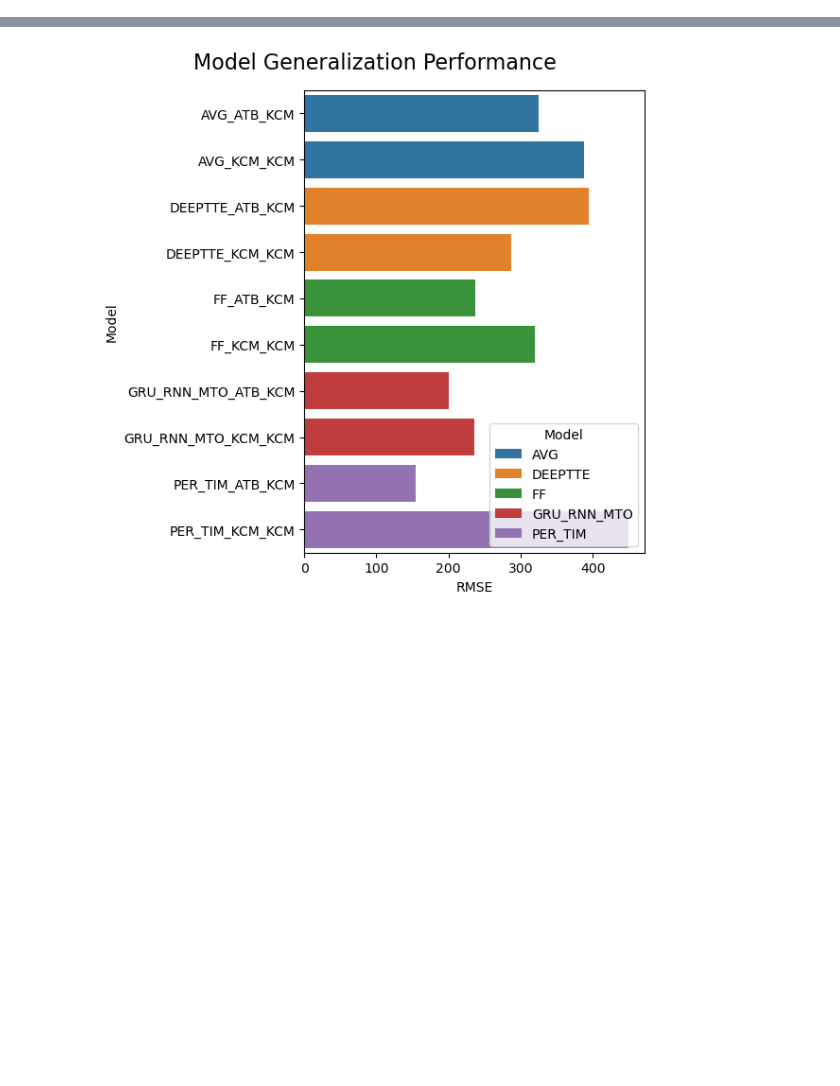
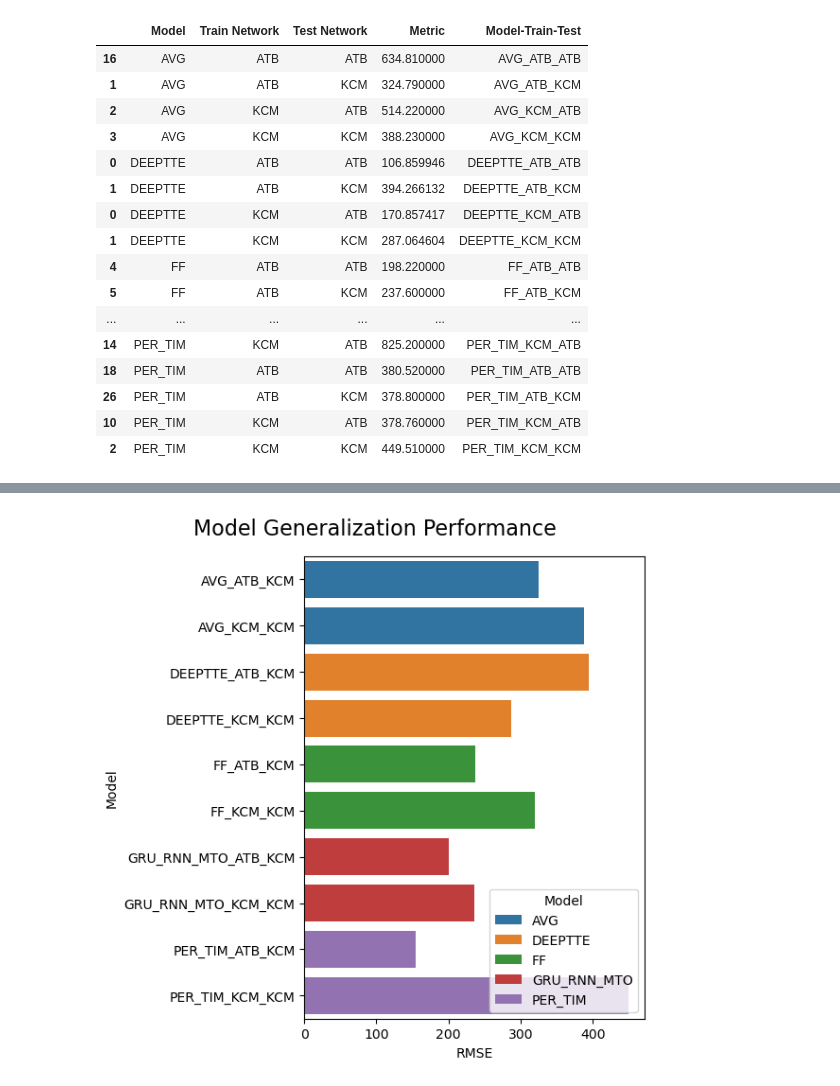
Before and after one commit to zackAemmer/generalizable_travel_times, a Jupyter notebook: src/explore_generalization.ipynb, the cells around one changed output, grey strips where cells are left out. Drawn from its saved outputs; the diff is of its cells as text; code cells hidden in the pictures; blank space fills up the shorter version.

```diff
--- a/src/explore_generalization.ipynb
+++ b/src/explore_generalization.ipynb
@@ -157,7 +147,0 @@ print(sum(p.numel() for p in atb_model_seq.parameters() if p.requires_grad))
-# %%
-# Load baseline models
-kcm_model_baseline = data_utils.load_pkl(f"{RUN_FOLDER}kcm/models/AVG_{FOLD_MODEL}.pkl")
-kcm_model_baseline_seq = data_utils.load_pkl(f"{RUN_FOLDER}kcm/models/PER_TIM_{FOLD_MODEL}.pkl")
-atb_model_baseline = data_utils.load_pkl(f"{RUN_FOLDER}atb/models/AVG_{FOLD_MODEL}.pkl")
-atb_model_baseline_seq = data_utils.load_pkl(f"{RUN_FOLDER}atb/models/PER_TIM_{FOLD_MODEL}.pkl")
-all_results = []
@@ -346,5 +493,61 @@ metric_results = gen_df.groupby(['Model','Train Network','Test Network'], as_ind
 metric_results.columns = ["Model","Train Network","Test Network","Metric"]
 metric_results['Model-Train-Test'] = metric_results['Model']+"_"+metric_results['Train Network']+"_"+metric_results['Test Network']
 metric_results = metric_results.sort_values('Model-Train-Test')
+# %%
+models = []
+train_nets = []
+test_nets = []
+errors = []
+results = kcm_kcm_model_fold_results
+for model_name in results.keys():
+    models.append(model_name)
+    train_nets.append("KCM")
+    test_nets.append("KCM")
+    errors.append(np.round(np.sqrt(metrics.mean_squared_error(results[model_name]['Labels'], results[model_name]['Preds'])), 2))
+results = kcm_atb_model_fold_results
+for model_name in results.keys():
+    models.append(model_name)
+    train_nets.append("KCM")
+    test_nets.append("ATB")
+    errors.append(np.round(np.sqrt(metrics.mean_squared_error(results[model_name]['Labels'], results[model_name]['Preds'])), 2))
+results = atb_atb_model_fold_results
+for model_name in results.keys():
+    models.append(model_name)
+    train_nets.append("ATB")
+    test_nets.append("ATB")
+    errors.append(np.round(np.sqrt(metrics.mean_squared_error(results[model_name]['Labels'], results[model_name]['Preds'])), 2))
+results = atb_kcm_model_fold_results
+for model_name in results.keys():
+    models.append(model_name)
+    train_nets.append("ATB")
+    test_nets.append("KCM")
+    errors.append(np.round(np.sqrt(metrics.mean_squared_error(results[model_name]['Labels'], results[model_name]['Preds'])), 2))
+
+metric_results = pd.DataFrame(columns=["Model","Train Network","Test Network","Metric"])
+metric_results['Model'] = models
+metric_results['Train Network'] = train_nets
+metric_results['Test Network'] = test_nets
+metric_results['Metric'] = errors
+metric_results['Model-Train-Test'] = metric_results['Model']+"_"+metric_results['Train Network']+"_"+metric_results['Test Network']
+metric_results = metric_results.sort_values('Model-Train-Test')
+metric_results
+# %% [output]
+|  | Model | Train Network | Test Network | Metric | Model-Train-Test |
+| 16 | AVG | ATB | ATB | 634.810000 | AVG_ATB_ATB |
+| 1 | AVG | ATB | KCM | 324.790000 | AVG_ATB_KCM |
+| 2 | AVG | KCM | ATB | 514.220000 | AVG_KCM_ATB |
+| 3 | AVG | KCM | KCM | 388.230000 | AVG_KCM_KCM |
+| 0 | DEEPTTE | ATB | ATB | 106.859946 | DEEPTTE_ATB_ATB |
+| 1 | DEEPTTE | ATB | KCM | 394.266132 | DEEPTTE_ATB_KCM |
+| 0 | DEEPTTE | KCM | ATB | 170.857417 | DEEPTTE_KCM_ATB |
+| 1 | DEEPTTE | KCM | KCM | 287.064604 | DEEPTTE_KCM_KCM |
+| 4 | FF | ATB | ATB | 198.220000 | FF_ATB_ATB |
+| 5 | FF | ATB | KCM | 237.600000 | FF_ATB_KCM |
+| ... | ... | ... | ... | ... | ... |
+| 14 | PER_TIM | KCM | ATB | 825.200000 | PER_TIM_KCM_ATB |
+| 18 | PER_TIM | ATB | ATB | 380.520000 | PER_TIM_ATB_ATB |
+| 26 | PER_TIM | ATB | KCM | 378.800000 | PER_TIM_ATB_KCM |
+| 10 | PER_TIM | KCM | ATB | 378.760000 | PER_TIM_KCM_ATB |
+| 2 | PER_TIM | KCM | KCM | 449.510000 | PER_TIM_KCM_KCM |
 # %%
 # Include DeepTTE Generalization Results
```
Also changed, not shown: parts of 11 cells of this notebook, 16 other files.
